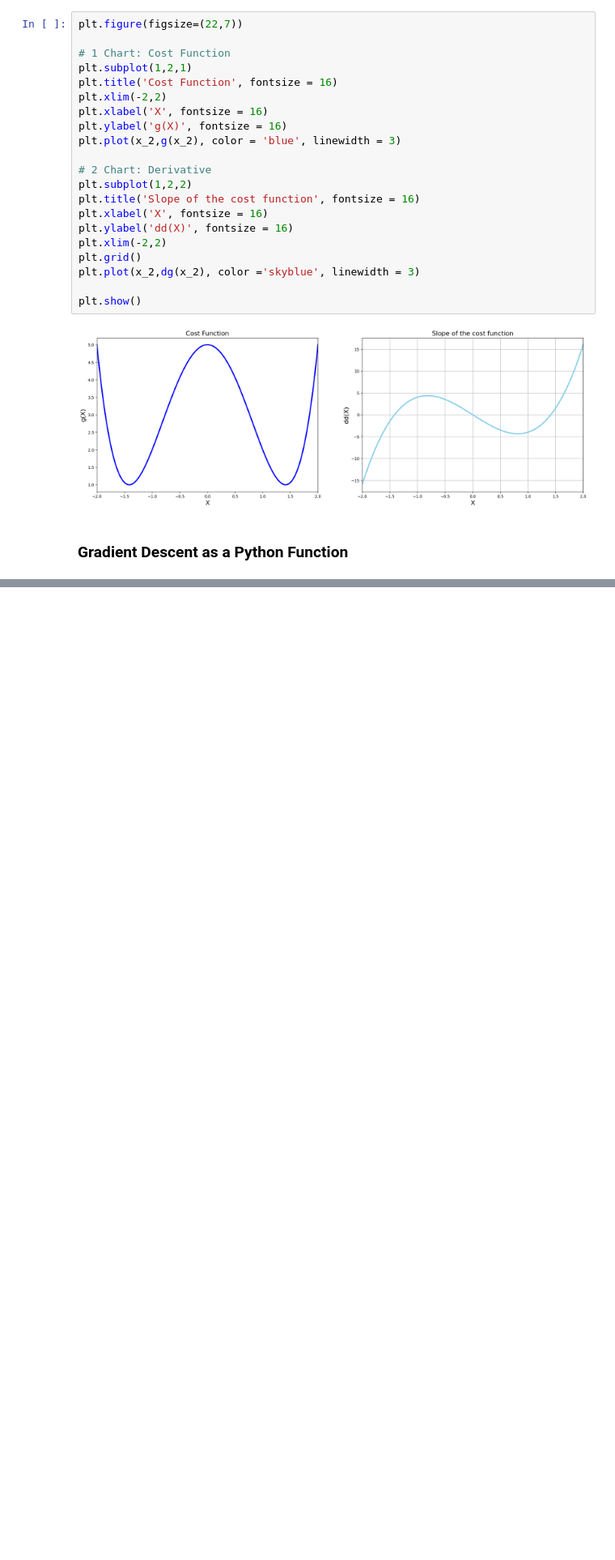
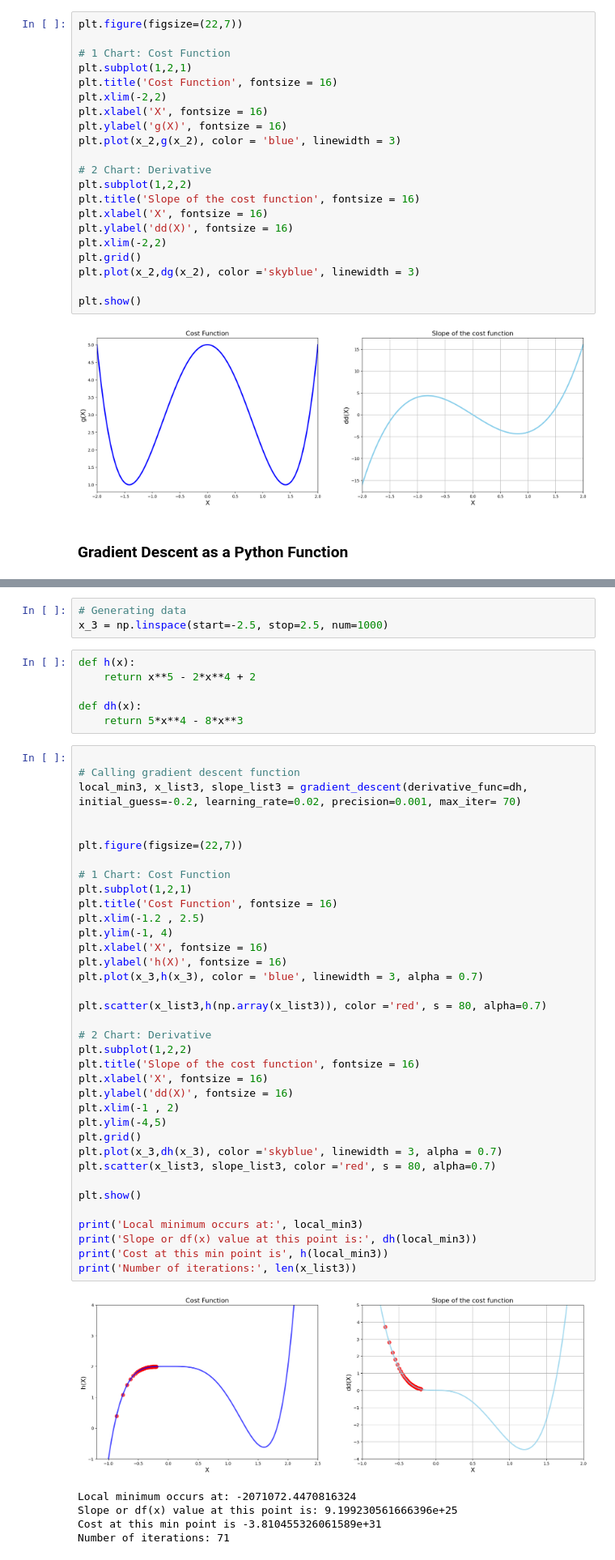
Before and after one commit to alextianyf/MachineLearning_ProblemSets, a Jupyter notebook: 2. Intro to Optimisation and the Gradient Descent Algorithm/GradientDescent.ipynb, the cells around one changed output, grey strips where cells are left out. Shown: that part at 81% size. Saved outputs shown, nothing was run; the diff lists cells and outputs as text; blank space fills up the shorter version.

```diff
--- a/2. Intro to Optimisation and the Gradient Descent Algorithm/GradientDescent.ipynb
+++ b/2. Intro to Optimisation and the Gradient Descent Algorithm/GradientDescent.ipynb
@@ -241,0 +289,51 @@ Number of iterations: 23
+# %%
+# Generating data
+x_3 = np.linspace(start=-2.5, stop=2.5, num=1000)
+# %%
+def h(x):
+    return x**5 - 2*x**4 + 2
+
+def dh(x):
+    return 5*x**4 - 8*x**3
+# %%
+
+# Calling gradient descent function
+local_min3, x_list3, slope_list3 = gradient_descent(derivative_func=dh, initial_guess=-0.2, learning_rate=0.02, precision=0.001, max_iter= 70)
+
+
+plt.figure(figsize=(22,7))
+
+# 1 Chart: Cost Function
+plt.subplot(1,2,1)
+plt.title('Cost Function', fontsize = 16)
+plt.xlim(-1.2 , 2.5)
+plt.ylim(-1, 4)
+plt.xlabel('X', fontsize = 16)
+plt.ylabel('h(X)', fontsize = 16)
+plt.plot(x_3,h(x_3), color = 'blue', linewidth = 3, alpha = 0.7)
+
+plt.scatter(x_list3,h(np.array(x_list3)), color ='red', s = 80, alpha=0.7)
+
+# 2 Chart: Derivative
+plt.subplot(1,2,2)
+plt.title('Slope of the cost function', fontsize = 16)
+plt.xlabel('X', fontsize = 16)
+plt.ylabel('dd(X)', fontsize = 16)
+plt.xlim(-1 , 2)
+plt.ylim(-4,5)
+plt.grid()
+plt.plot(x_3,dh(x_3), color ='skyblue', linewidth = 3, alpha = 0.7)
+plt.scatter(x_list3, slope_list3, color ='red', s = 80, alpha=0.7)
+
+plt.show()
+
+print('Local minimum occurs at:', local_min3)
+print('Slope or df(x) value at this point is:', dh(local_min3))
+print('Cost at this min point is', h(local_min3))
+print('Number of iterations:', len(x_list3))
+# %% [output]
+[figure, added]
+Local minimum occurs at: -2071072.4470816324
+Slope or df(x) value at this point is: 9.199230561666396e+25
+Cost at this min point is -3.810455326061589e+31
+Number of iterations: 71
```
Also changed, not shown: parts of 7 cells of this notebook.
